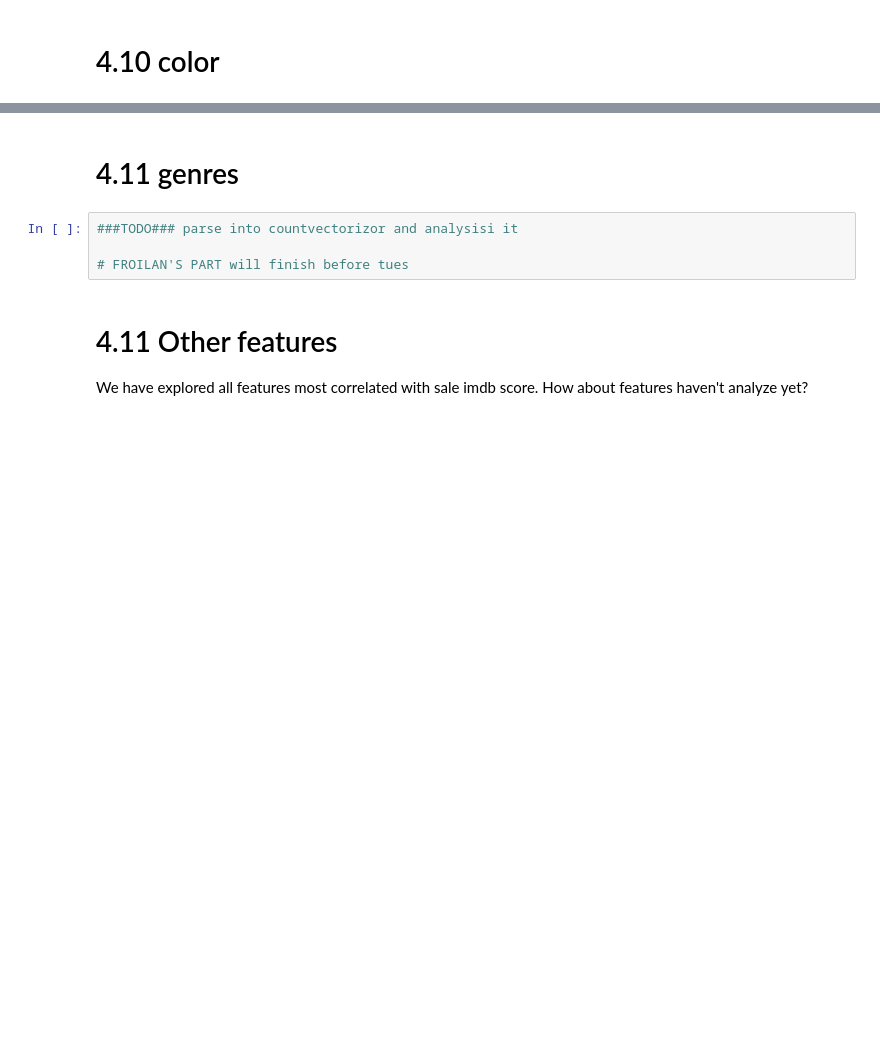
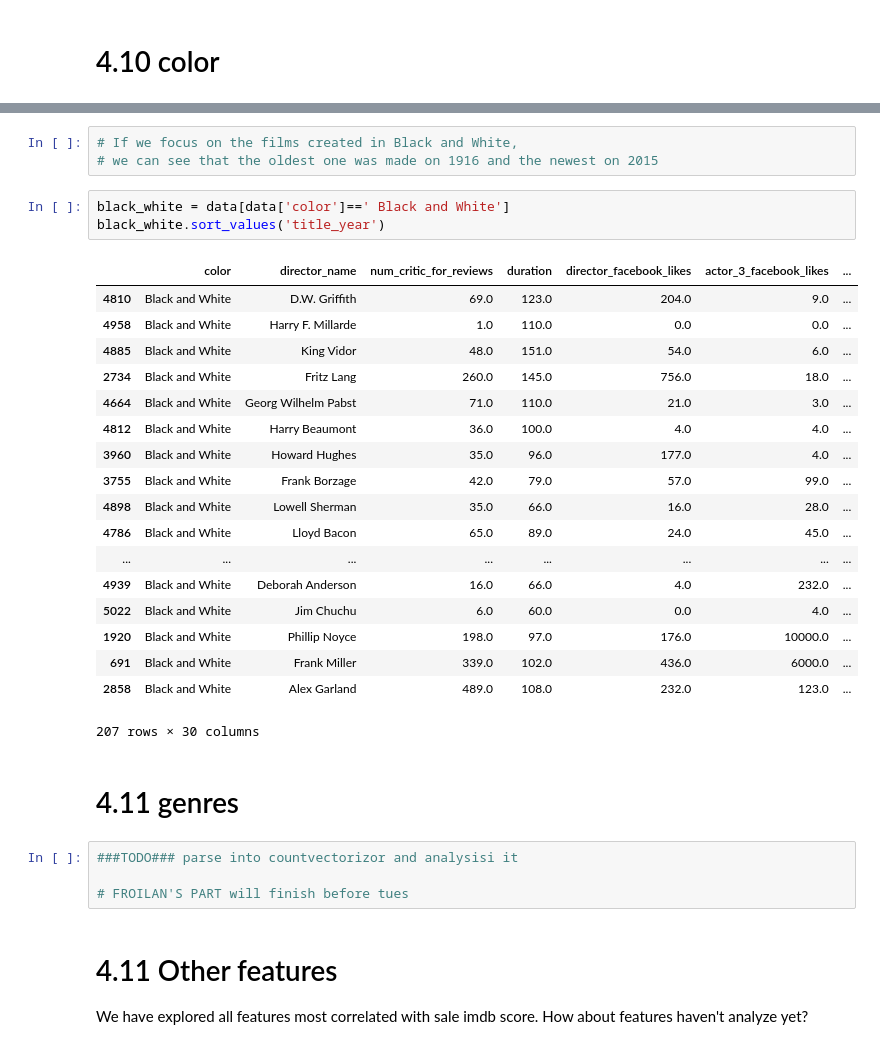
Before and after one commit to wensu425/Cogs108_Movie_Prediction, a Jupyter notebook: Movie_prediction.ipynb, the cells around one changed output, grey strips where cells are left out. Cells and saved outputs as stored; diff of their text form; blank space fills up the shorter version.

```diff
--- a/Movie_prediction.ipynb
+++ b/Movie_prediction.ipynb
@@ -700,3 +733,28 @@ TODO: observation (country/continent not correlated)
+# %%
+# If we focus on the films created in Black and White,
+# we can see that the oldest one was made on 1916 and the newest on 2015
+# %%
+black_white = data[data['color']==' Black and White']
+black_white.sort_values('title_year')
+# %% [output]
+|  | color | director_name | num_critic_for_reviews | duration | director_facebook_likes | actor_3_facebook_likes | ... |
+| 4810 | Black and White | D.W. Griffith | 69.0 | 123.0 | 204.0 | 9.0 | ... |
+| 4958 | Black and White | Harry F. Millarde | 1.0 | 110.0 | 0.0 | 0.0 | ... |
+| 4885 | Black and White | King Vidor | 48.0 | 151.0 | 54.0 | 6.0 | ... |
+| 2734 | Black and White | Fritz Lang | 260.0 | 145.0 | 756.0 | 18.0 | ... |
+| 4664 | Black and White | Georg Wilhelm Pabst | 71.0 | 110.0 | 21.0 | 3.0 | ... |
+| 4812 | Black and White | Harry Beaumont | 36.0 | 100.0 | 4.0 | 4.0 | ... |
+| 3960 | Black and White | Howard Hughes | 35.0 | 96.0 | 177.0 | 4.0 | ... |
+| 3755 | Black and White | Frank Borzage | 42.0 | 79.0 | 57.0 | 99.0 | ... |
+| 4898 | Black and White | Lowell Sherman | 35.0 | 66.0 | 16.0 | 28.0 | ... |
+| 4786 | Black and White | Lloyd Bacon | 65.0 | 89.0 | 24.0 | 45.0 | ... |
+| ... | ... | ... | ... | ... | ... | ... | ... |
+| 4939 | Black and White | Deborah Anderson | 16.0 | 66.0 | 4.0 | 232.0 | ... |
+| 5022 | Black and White | Jim Chuchu | 6.0 | 60.0 | 0.0 | 4.0 | ... |
+| 1920 | Black and White | Phillip Noyce | 198.0 | 97.0 | 176.0 | 10000.0 | ... |
+| 691 | Black and White | Frank Miller | 339.0 | 102.0 | 436.0 | 6000.0 | ... |
+| 2858 | Black and White | Alex Garland | 489.0 | 108.0 | 232.0 | 123.0 | ... |
+207 rows × 30 columns
 # %% [markdown]
 # 4.11 genres
 # %%
```
Also changed, not shown: parts of 32 cells of this notebook.
